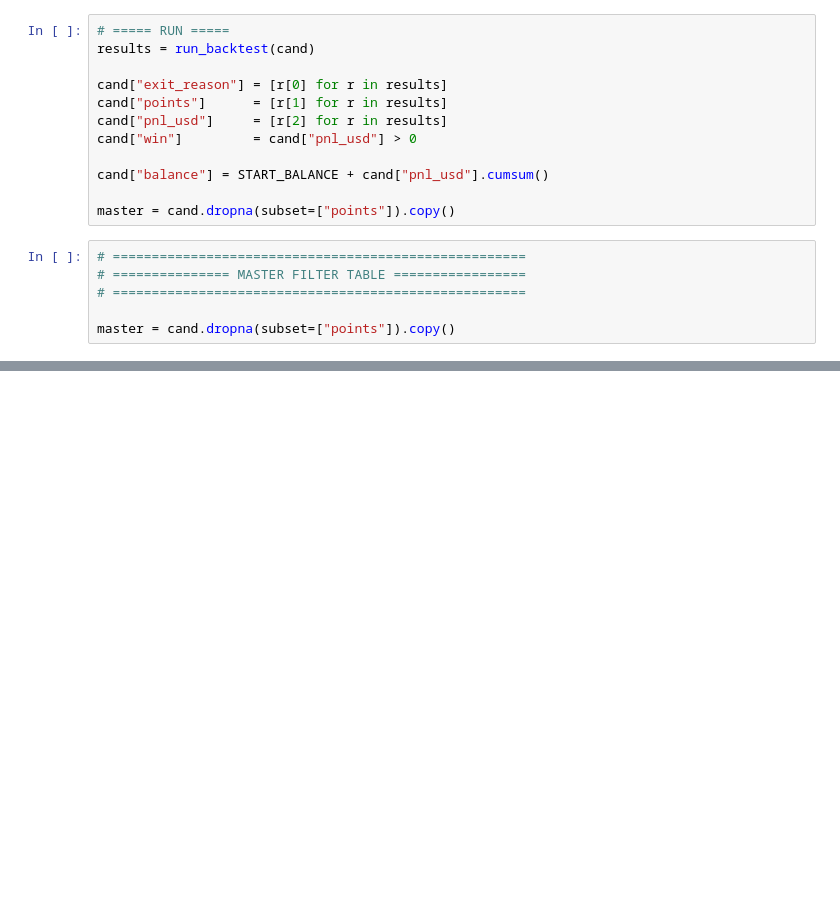
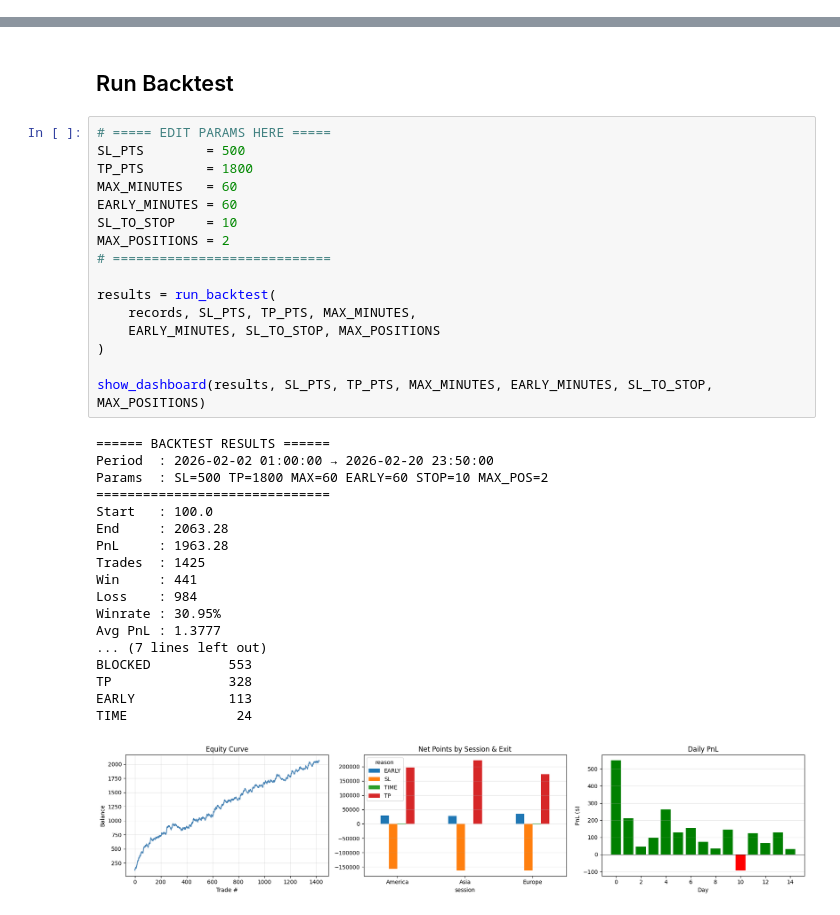
Before and after one commit to NonGP33M/XAUUSD_EA, a Jupyter notebook: backtest/backtest.ipynb, the cells around one changed output, grey strips where cells are left out. Cells and saved outputs as stored; diff of their text form; blank space fills up the shorter version.

Commit message:
Changes: - used streak SL instead of sum for EA2 and EA4 - upgraded backtest & grid search

```diff
--- a/backtest/backtest.ipynb
+++ b/backtest/backtest.ipynb
@@ -137,18 +58,0 @@ def run_backtest(cand):
-# %%
-# ===== RUN =====
-results = run_backtest(cand)
-
-cand["exit_reason"] = [r[0] for r in results]
-cand["points"]      = [r[1] for r in results]
-cand["pnl_usd"]     = [r[2] for r in results]
-cand["win"]         = cand["pnl_usd"] > 0
-
-cand["balance"] = START_BALANCE + cand["pnl_usd"].cumsum()
-
-master = cand.dropna(subset=["points"]).copy()
-# %%
-# =====================================================
-# =============== MASTER FILTER TABLE =================
-# =====================================================
-
-master = cand.dropna(subset=["points"]).copy()
@@ -238,0 +267,37 @@ filtered
+# %% [markdown]
+## Run Backtest
+# %%
+# ===== EDIT PARAMS HERE =====
+SL_PTS        = 500
+TP_PTS        = 1800
+MAX_MINUTES   = 60
+EARLY_MINUTES = 60
+SL_TO_STOP    = 10
+MAX_POSITIONS = 2
+# ============================
+
+results = run_backtest(
+    records, SL_PTS, TP_PTS, MAX_MINUTES,
+    EARLY_MINUTES, SL_TO_STOP, MAX_POSITIONS
+)
+
+show_dashboard(results, SL_PTS, TP_PTS, MAX_MINUTES, EARLY_MINUTES, SL_TO_STOP, MAX_POSITIONS)
+# %% [output]
+====== BACKTEST RESULTS ======
+Period  : 2026-02-02 01:00:00 → 2026-02-20 23:50:00
+Params  : SL=500 TP=1800 MAX=60 EARLY=60 STOP=10 MAX_POS=2
+==============================
+Start   : 100.0
+End     : 2063.28
+PnL     : 1963.28
+Trades  : 1425
+Win     : 441
+Loss    : 984
+Winrate : 30.95%
+Avg PnL : 1.3777
+... (7 lines left out)
+BLOCKED          553
+TP               328
+EARLY            113
+TIME              24
+[figure, added]
```
Also changed, not shown: parts of 13 cells of this notebook, 5 other files.
